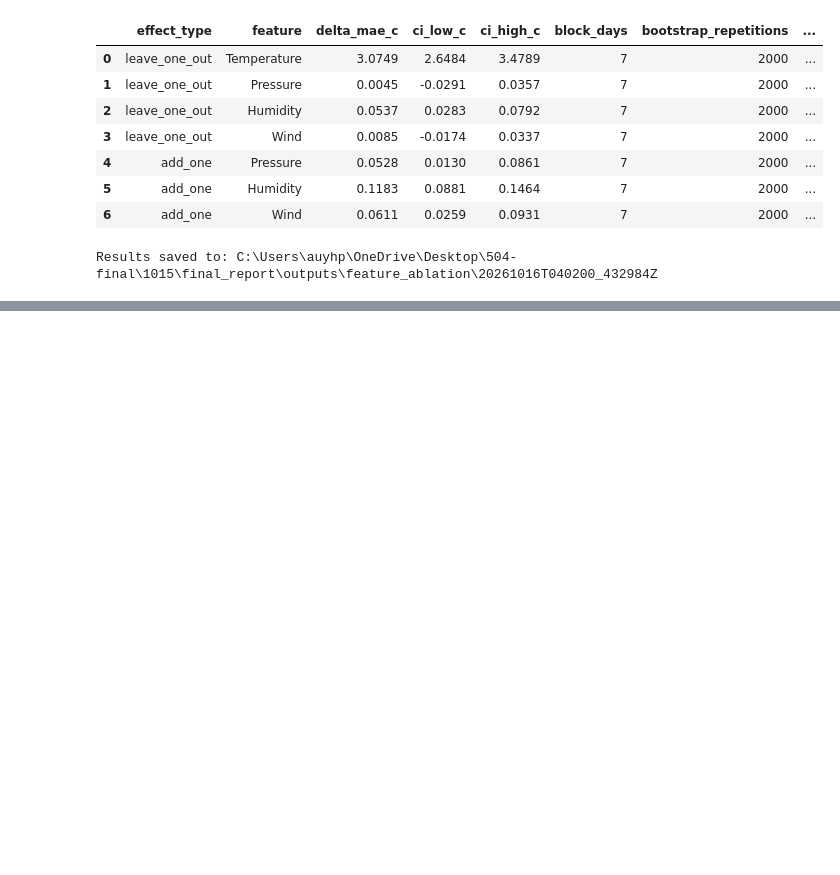
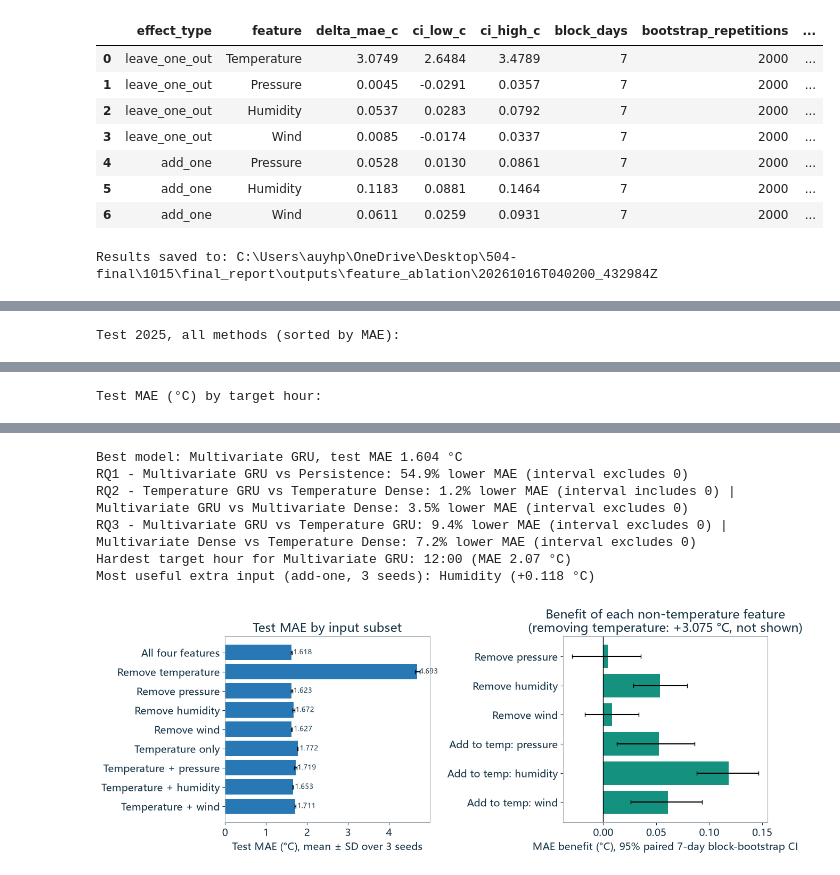
Before and after one commit to Frank-Ping/DATAX504-Yuanhao, a Jupyter notebook: final_report/final_report.ipynb, the cells around one changed output, grey strips where cells are left out. Drawn from its saved outputs; the diff is of its cells as text; code cells hidden in the pictures; blank space fills up the shorter version.

Commit message:
Final Project: add 15. final summary

```diff
--- a/final_report/final_report.ipynb
+++ b/final_report/final_report.ipynb
@@ -988,0 +995,67 @@ Results saved to: C:\Users\auyhp\OneDrive\Desktop\504-final\1015\final_report\ou
+# %%
+# 15. Final summary: answers to the research questions (no training; reuses results from sections 10-14)
+summary = results[["mae_c", "rmse_c", "bias_c", "parameters"]].copy()
+summary["vs_persistence_pct"] = 100 * (1 - summary.mae_c / summary.loc["persistence", "mae_c"])
+summary = summary.sort_values("mae_c")
+summary.to_csv("outputs/final_summary.csv")
+print("Test 2025, all methods (sorted by MAE):")
+display(summary.round(3))
+
+# Error by target hour (used in the report's error analysis).
+hourly_mae = absolute.groupby(absolute.index.hour).mean()
+hourly_mae.index.name = "target_hour"
+hourly_mae.to_csv("outputs/hourly_mae.csv")
+print("Test MAE (°C) by target hour:")
+display(hourly_mae.loc[[0, 3, 6, 9, 12, 13, 15, 18, 21], ["persistence", "gru_temp", "gru_multi"]].round(2))
+
+cmp = comparison_results.set_index(["candidate", "reference"])
+
+
+def verdict(candidate, reference):
+    row = cmp.loc[(candidate, reference)]
+    sure = "interval includes 0" if row.ci_low_c <= 0 <= row.ci_high_c else "interval excludes 0"
+    return f"{labels[candidate]} vs {labels[reference]}: {row.reduction_pct:.1f}% lower MAE ({sure})"
+
+
+best = summary.index[0]
+print(f"Best model: {labels[best]}, test MAE {summary.loc[best, 'mae_c']:.3f} °C")
+print("RQ1 -", verdict("gru_multi", "persistence"))
+print("RQ2 -", verdict("gru_temp", "dense_temp"), "|", verdict("gru_multi", "dense_multi"))
+print("RQ3 -", verdict("gru_multi", "gru_temp"), "|", verdict("dense_multi", "dense_temp"))
+worst_hour = hourly_mae["gru_multi"].idxmax()
+print(f"Hardest target hour for {labels['gru_multi']}: {worst_hour:02d}:00 "
+      f"(MAE {hourly_mae.loc[worst_hour, 'gru_multi']:.2f} °C)")
+
+# Feature ablation summary (requires section 14 in the same kernel).
+if "ab_bootstrap" in globals():
+    top = ab_bootstrap[ab_bootstrap.effect_type == "add_one"].sort_values("delta_mae_c").iloc[-1]
+    print(f"Most useful extra input (add-one, 3 seeds): {top.feature} ({top.delta_mae_c:+.3f} °C)")
+
+    readable = {"figure.facecolor": "white", "axes.facecolor": "white", "text.color": "#173447",
+                "axes.labelcolor": "#173447", "axes.titlecolor": "#173447", "xtick.color": "#173447",
+                "ytick.color": "#173447", "axes.edgecolor": "#9BA6AF"}
+    with plt.rc_context(readable):
+        fig, (left, right) = plt.subplots(1, 2, figsize=(13, 5))
+        subsets = [CONFIGS[c][1] for c in ab_summary.config_id]
+        left.barh(subsets, ab_summary.mae_mean_c, xerr=ab_summary.mae_std_c, color="#2878B5", capsize=3)
+        left.invert_yaxis()
+        left.set(xlabel="Test MAE (°C), mean ± SD over 3 seeds", title="Test MAE by input subset")
+        for position, value in enumerate(ab_summary.mae_mean_c):
+            left.text(value + .05, position, f"{value:.3f}", va="center", fontsize=9)
+
+        effects = ab_bootstrap[ab_bootstrap.feature != "Temperature"]
+        effect_names = [("Remove " if kind == "leave_one_out" else "Add to temp: ") + feature.lower()
+                        for kind, feature in zip(effects.effect_type, effects.feature)]
+        error = np.vstack([effects.delta_mae_c - effects.ci_low_c, effects.ci_high_c - effects.delta_mae_c])
+        right.barh(effect_names, effects.delta_mae_c, xerr=error, color="#159180", capsize=3)
+        right.axvline(0, color="black", linewidth=1)
+        right.invert_yaxis()
+        removal = ab_bootstrap.loc[ab_bootstrap.feature == "Temperature", "delta_mae_c"].iloc[0]
+        right.set(xlabel="MAE benefit (°C), 95% paired 7-day block-bootstrap CI",
+                  title=f"Benefit of each non-temperature feature\n(removing temperature: {removal:+.3f} °C, not shown)")
+        fig.tight_layout()
+        fig.savefig("figures/feature_ablation_summary.png", dpi=200)
+        plt.show()
+        plt.close(fig)
+# %% [output]
+Test 2025, all methods (sorted by MAE):
@@ -988,0 +1069 @@ Results saved to: C:\Users\auyhp\OneDrive\Desktop\504-final\1015\final_report\ou
+Test MAE (°C) by target hour:
@@ -988,0 +1081,7 @@ Results saved to: C:\Users\auyhp\OneDrive\Desktop\504-final\1015\final_report\ou
+Best model: Multivariate GRU, test MAE 1.604 °C
+RQ1 - Multivariate GRU vs Persistence: 54.9% lower MAE (interval excludes 0)
+RQ2 - Temperature GRU vs Temperature Dense: 1.2% lower MAE (interval includes 0) | Multivariate GRU vs Multivariate Dense: 3.5% lower MAE (interval excludes 0)
+RQ3 - Multivariate GRU vs Temperature GRU: 9.4% lower MAE (interval excludes 0) | Multivariate Dense vs Temperature Dense: 7.2% lower MAE (interval excludes 0)
+Hardest target hour for Multivariate GRU: 12:00 (MAE 2.07 °C)
+Most useful extra input (add-one, 3 seeds): Humidity (+0.118 °C)
+[figure, added]
```
Also changed, not shown: parts of 2 cells of this notebook.
